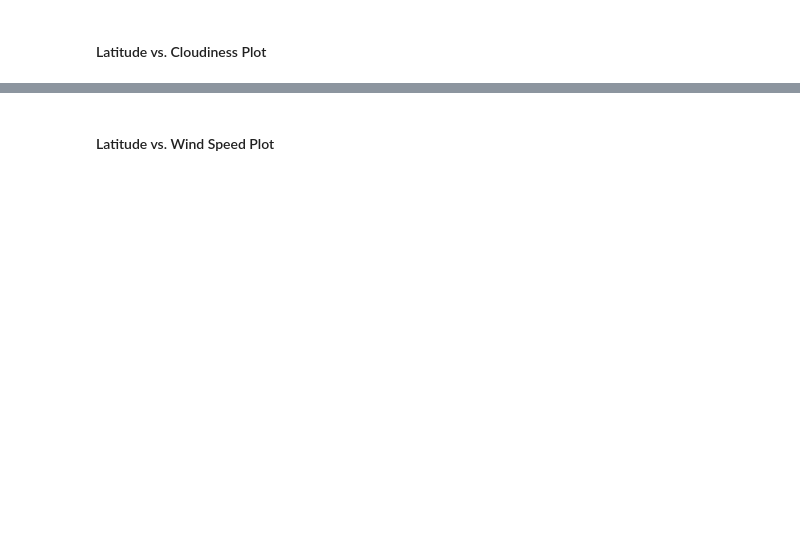
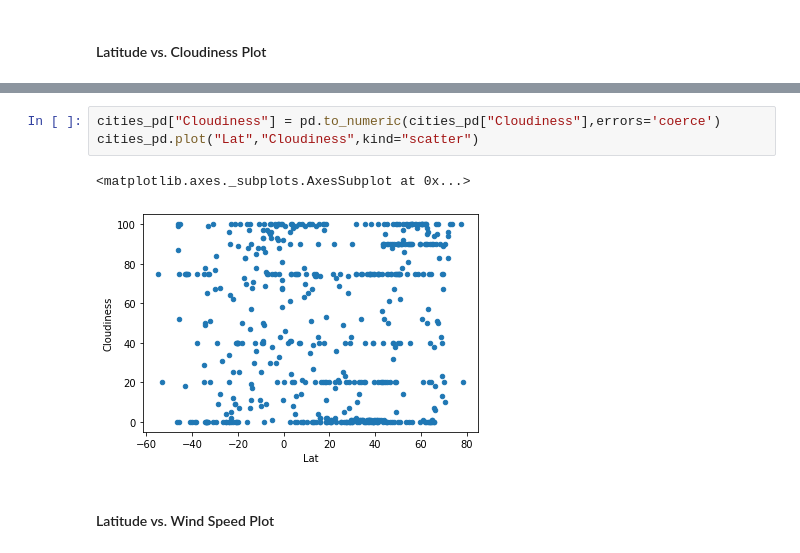
Before and after one commit to chuhaovince/Python-API-Challenge, a Jupyter notebook: WeatherPy/WeatherPy.ipynb, the cells around one changed output, grey strips where cells are left out. Saved outputs shown, nothing was run; the diff lists cells and outputs as text; blank space fills up the shorter version.

```diff
--- a/WeatherPy/WeatherPy.ipynb
+++ b/WeatherPy/WeatherPy.ipynb
@@ -117,2 +155,8 @@ dtype: int64
+# %%
+cities_pd["Cloudiness"] = pd.to_numeric(cities_pd["Cloudiness"],errors='coerce')
+cities_pd.plot("Lat","Cloudiness",kind="scatter")
+# %% [output]
+<matplotlib.axes._subplots.AxesSubplot at 0x...>
+[figure, added]
 # %% [markdown]
 #### Latitude vs. Wind Speed Plot
```
Also changed, not shown: parts of 17 cells of this notebook, 1 other file.
